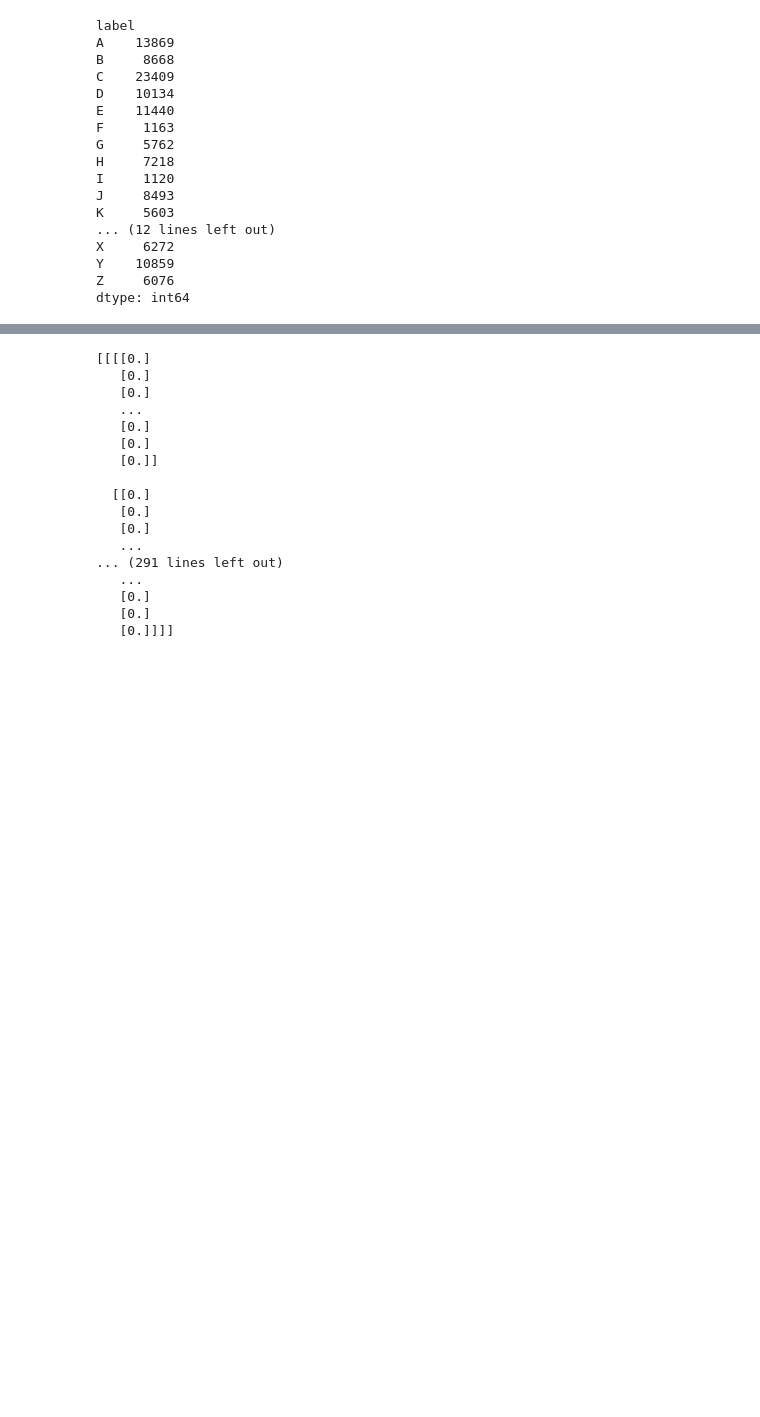
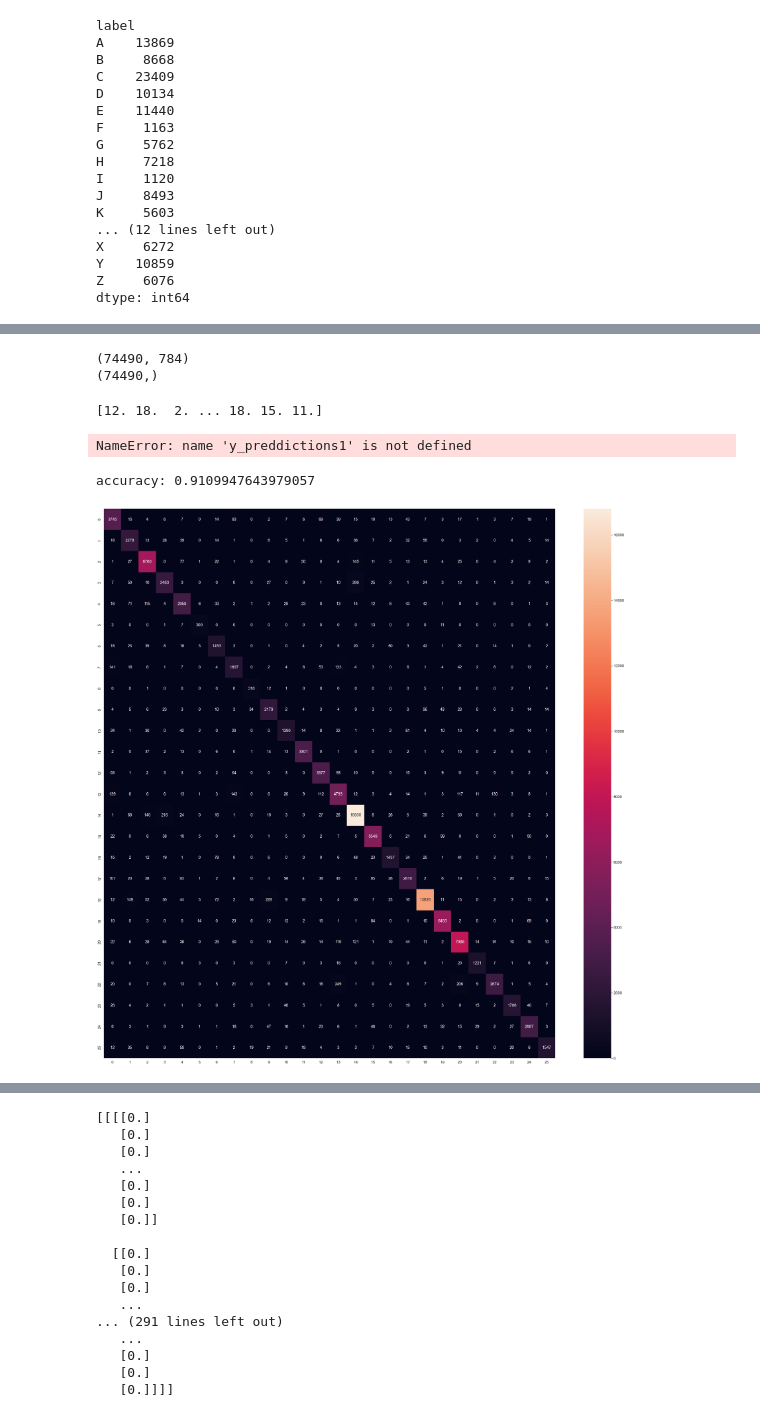
Before and after one commit to Bandabou/CNN-letter-classification, a Jupyter notebook: ML-Back-End/CNN.ipynb, the cells around one changed output, grey strips where cells are left out. Drawn from its saved outputs; the diff is of its cells as text; code cells hidden in the pictures; blank space fills up the shorter version.

Commit message:
added different ml models

```diff
--- a/ML-Back-End/CNN.ipynb
+++ b/ML-Back-End/CNN.ipynb
@@ -27,7 +28,7 @@ from sklearn.metrics import confusion_matrix
 from sklearn.utils import shuffle
 # %%
 #Data importing
-dataset = pd.read_csv("C:\\Users\\20183382\\Desktop\\CNN\\Handwritten Data.csv").astype('float32')
+dataset = pd.read_csv("C:\\Users\\maxhi\\OneDrive\\Desktop\\CNN\\Handwritten Data.csv").astype('float32')
 
 dataset.rename(columns={'0':'label'}, inplace=True)
 
@@ -142,6 +132,19 @@ print(y_train.shape)
 # %%
 #Making the training set smaller
-X_train, X_test, y_train, y_test = train_test_split(X, y, train_size=0.3, random_state=42)
+X_train, X_test, y_train, y_test = train_test_split(X, y, train_size=0.2, test_size=0.3, random_state=42)
+standard_scaler = MinMaxScaler()
+standard_scaler.fit(X_train)
+
+
+X_train = standard_scaler.transform(X_train)
+X_test = standard_scaler.transform(X_test)
+# %%
+#double checking if it scaled good again.
+print(X_train.shape)
+print(y_train.shape)
+# %% [output]
+(74490, 784)
+(74490,)
 # %%
 #Creating the SVM model
 #1ST model SVM linear kernel
@@ -149,7 +152,45 @@ from sklearn.svm import SVC
 linear_svm_model = SVC(kernel='linear')
 linear_svm_model.fit(X_train, y_train)
 
-y_predictions = linear_svm_model.predict(X_test)
+y_predictions1 = linear_svm_model.predict(X_test)
+# %%
+#Prediction on test y, real world data
+from sklearn.metrics import mean_squared_error
+print(y_predictions1)
+
+err =  mean_squared_error(y_test, y_preddictions1)
+
+print("Score:",err)
+# %% [output]
+[12. 18.  2. ... 18. 15. 11.]
+NameError: name 'y_preddictions1' is not defined
 # %%
 #Displaying the results
-print("accuracy:", metrics.accuracy_score(y_true=y_test, y_pred=y_predictions), "\n")
+from sklearn.metrics import confusion_matrix
+from sklearn import metrics
+
+# accuracy
+
+# cm
+
+print("accuracy:", metrics.accuracy_score(y_true=y_test, y_pred=y_predictions1), "\n")
+# %% [output]
+accuracy: 0.9109947643979057
+# %%
+#Confusion matrix
+cm1= confusion_matrix(y_test, y_predictions1)
+#print(metrics.confusion_matrix(y_true=y_test, y_pred=y_predictions1))
+ #annot=True to annotate cells, ftm='g' to disable scientific notation
+plt.figure(figsize=(40,40))
+
+df_cm = pd.DataFrame(cm1, range(26),
+                  range(26))
+#plt.figure(figsize = (20,15))
+
+sns.heatmap(cm1, annot=True, fmt='g',annot_kws={"size": 16});
+sns.set(font_scale=1.4)#for label size
+#sns.title("Confusion matrix")
+#sns.heatmap(df_cm, annot=True, annot_kws={"size": 16})# font size
+plt.show()
+# %% [output]
+[figure, added]
```
Also changed, not shown: parts of 18 cells of this notebook.
